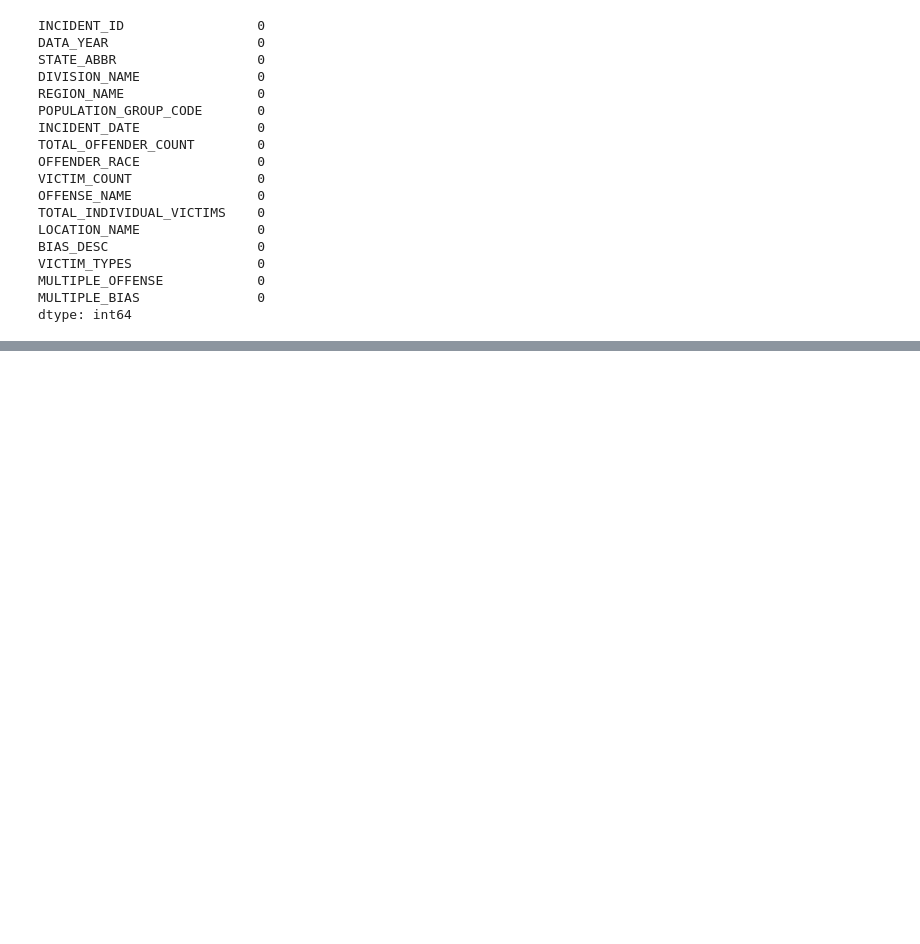
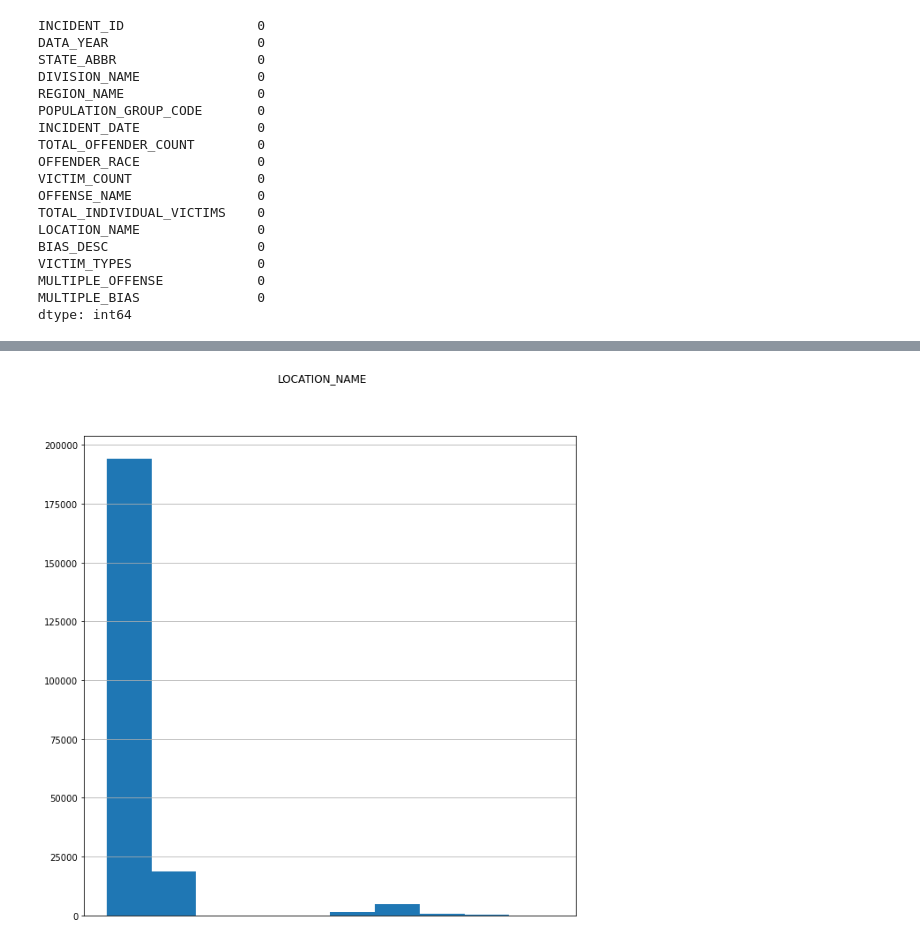
Before and after one commit to CEsperance/Final_Project, a Jupyter notebook: AS_notebook.ipynb, the cells around one changed output, grey strips where cells are left out. Saved outputs shown, nothing was run; the diff lists cells and outputs as text; code cells hidden in the pictures; blank space fills up the shorter version.

```diff
--- a/AS_notebook.ipynb
+++ b/AS_notebook.ipynb
@@ -242,0 +319,9 @@ plt.show()
+# %%
+
+fig = plt.plot()
+hate_crime['LOCATION_NAME'].hist(figsize=(10,10))
+plt.xticks([], rotation='vertical', fontsize=10)
+plt.suptitle('LOCATION_NAME')
+plt.show()
+# %% [output]
+[figure, added]
```
Also changed, not shown: parts of 15 cells of this notebook.
